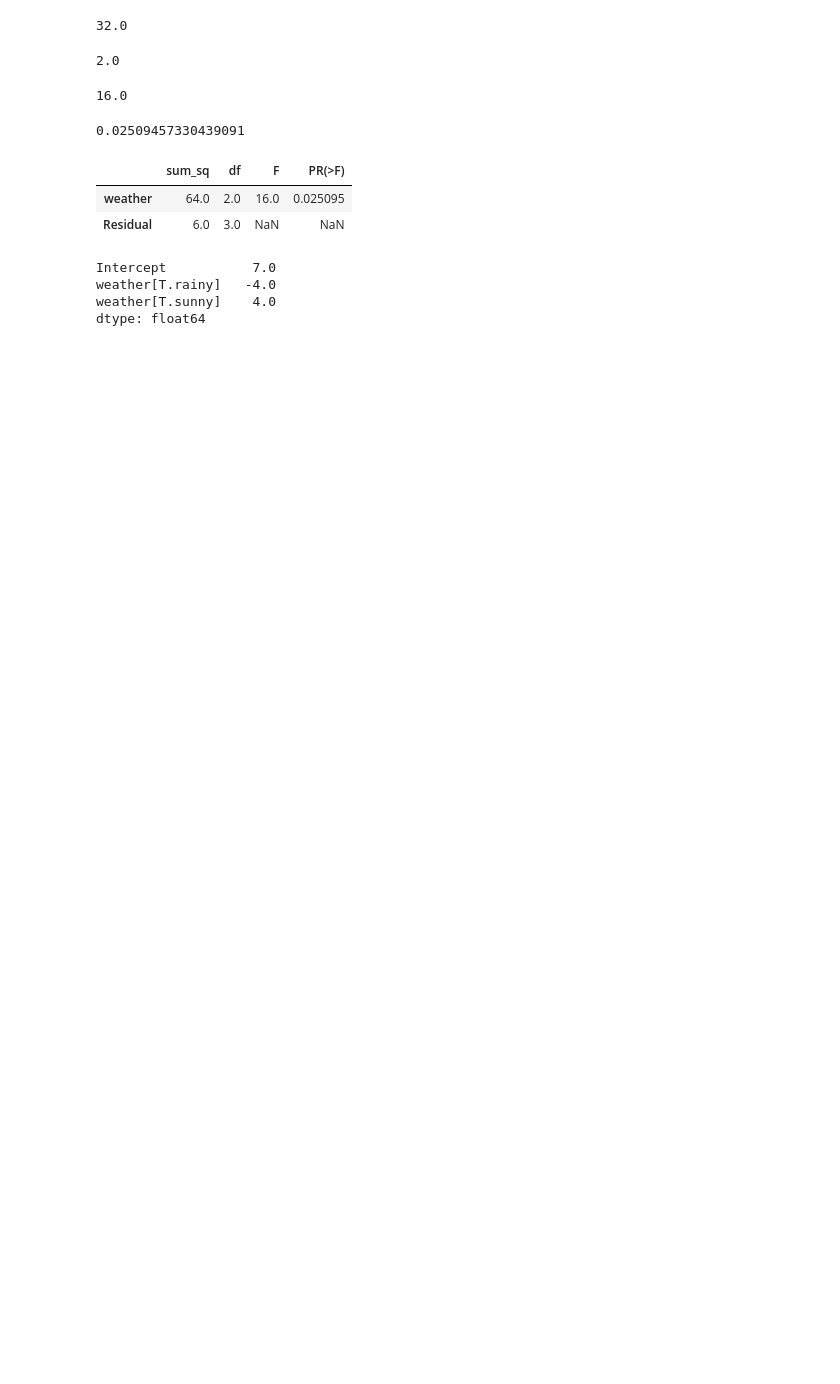
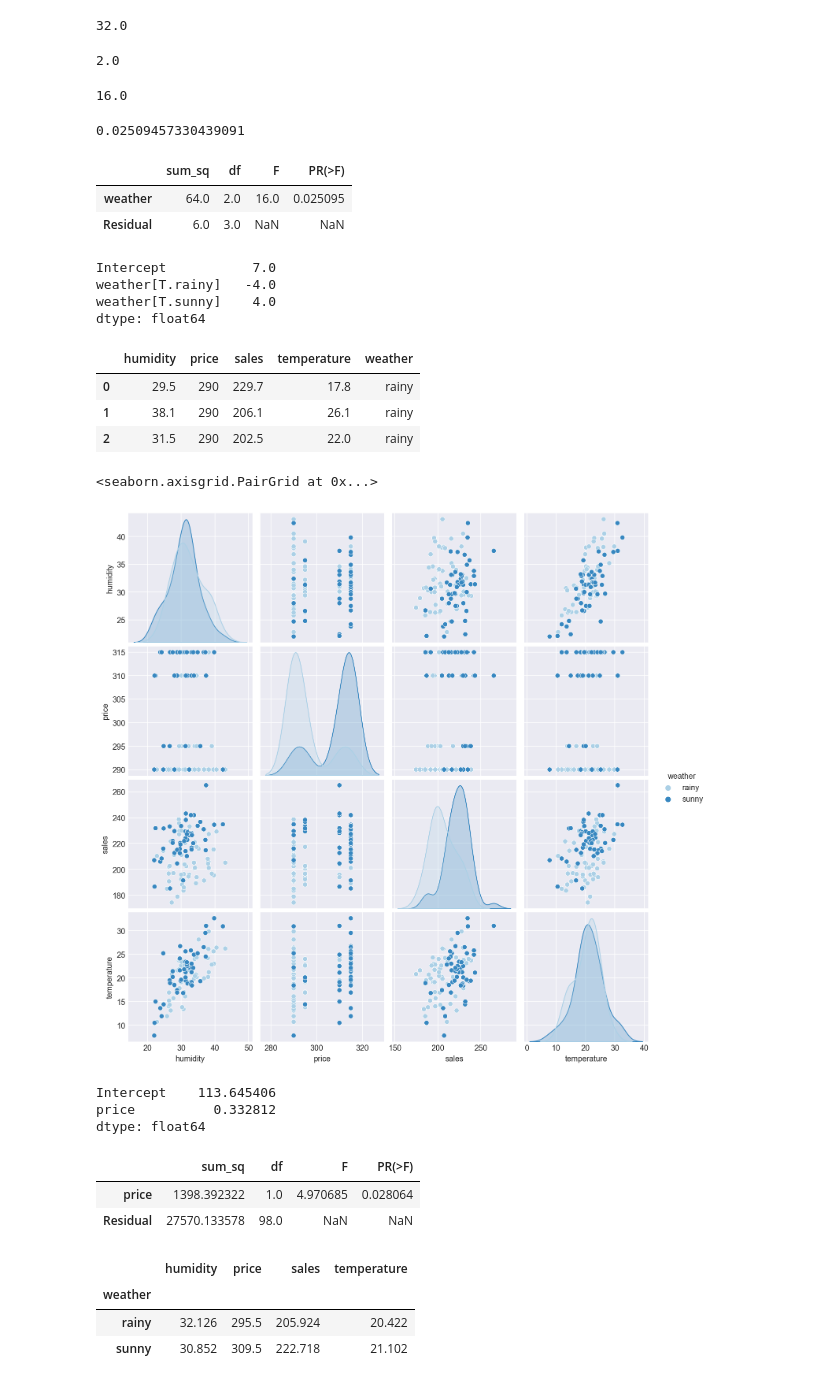
Before and after one commit to SeunghyeChae/CAKD3_tmdhey, a Jupyter notebook: stat/stat2.ipynb, the cells around one changed output. Drawn from its saved outputs; the diff is of its cells as text; code cells hidden in the pictures; blank space fills up the shorter version.

```diff
--- a/stat/stat2.ipynb
+++ b/stat/stat2.ipynb
@@ -600,3 +613,41 @@ Intercept           7.0
 weather[T.rainy]   -4.0
 weather[T.sunny]    4.0
 dtype: float64
+# %%
+# 독립변수가 여럿인 모델
+import pandas as pd
+sales= pd.read_csv('dataset/7_3_lmm.csv')
+sales.head(3)
+# %% [output]
+|  | humidity | price | sales | temperature | weather |
+| 0 | 29.5 | 290 | 229.7 | 17.8 | rainy |
+| 1 | 38.1 | 290 | 206.1 | 26.1 | rainy |
+| 2 | 31.5 | 290 | 202.5 | 22.0 | rainy |
+# %%
+import seaborn as sns
+sns.pairplot(data= sales, hue='weather',palette='Blues')
+# %% [output]
+<seaborn.axisgrid.PairGrid at 0x...>
+[figure, added]
+# %%
+lm= smf.ols('sales ~ price',sales).fit()
+
+lm.params
+# %% [output]
+Intercept    113.645406
+price          0.332812
+dtype: float64
+# %%
+# 잘못된 분석 : 가격이 오르면 매상도 증가
+sm.stats.anova_lm(lm,typ=2)
+# %% [output]
+|  | sum_sq | df | F | PR(>F) |
+| price | 1398.392322 | 1.0 | 4.970685 | 0.028064 |
+| Residual | 27570.133578 | 98.0 | NaN | NaN |
+# %%
+sales.groupby('weather').mean()
+# %% [output]
+|  | humidity | price | sales | temperature |
+| weather |  |  |  |  |
+| rainy | 32.126 | 295.5 | 205.924 | 20.422 |
+| sunny | 30.852 | 309.5 | 222.718 | 21.102 |
```
Also changed, not shown: parts of 25 cells of this notebook, 4 other files.
